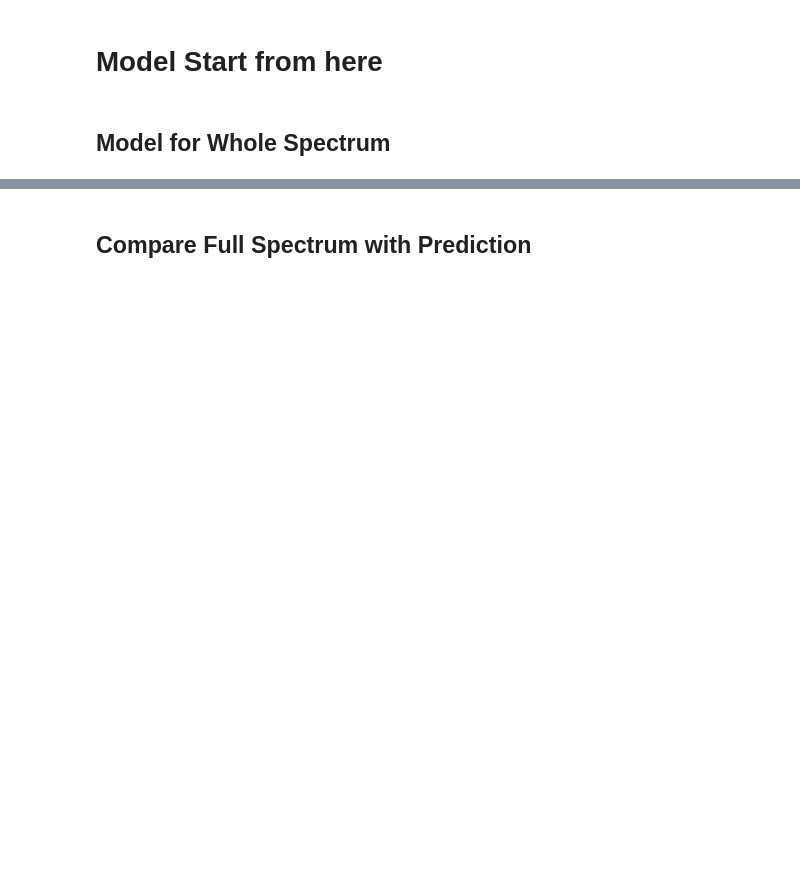
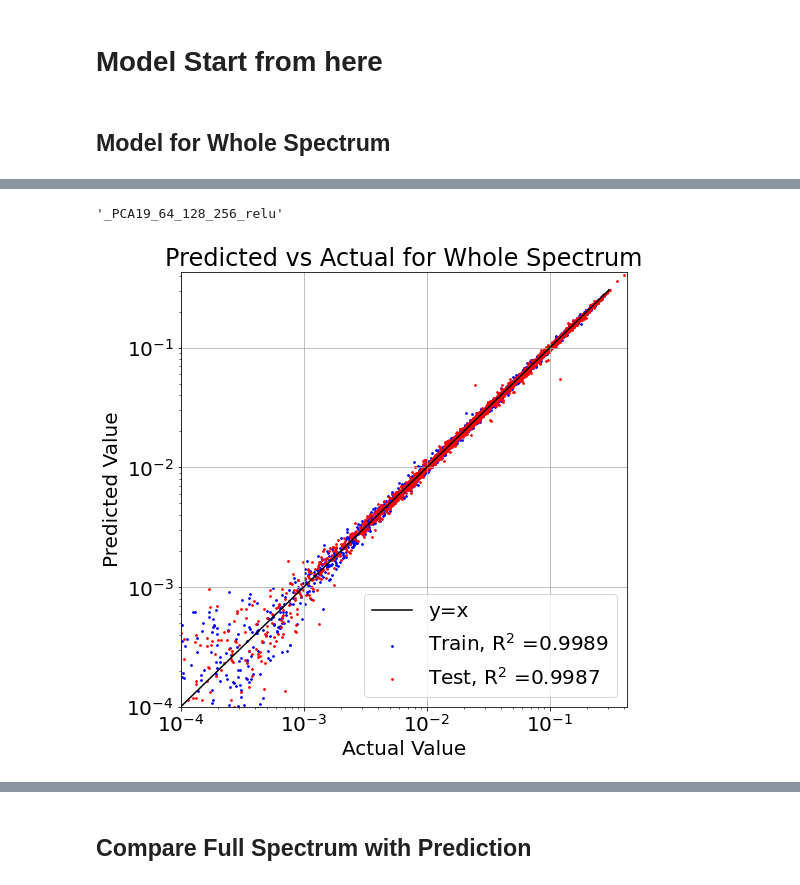
Before and after one commit to yichigo/Light-Sensors-Calibration, a Jupyter notebook: model_MLP_whole.ipynb, the cells around one changed output, grey strips where cells are left out. Drawn from its saved outputs; the diff is of its cells as text; code cells hidden in the pictures; blank space fills up the shorter version.

```diff
--- a/model_MLP_whole.ipynb
+++ b/model_MLP_whole.ipynb
@@ -85,9 +92,20 @@ features = [#'cloudPecentage', 'allRed', 'allGreen', 'allBlue',
             'Temperature', 'Pressure', 'Humidity',
             #'Latitude', 'Longitude', 'Altitude',
             #'NH3', 'CO', 'NO2', 'C3H8', 'C4H10', 'CH4', 'H2', 'C2H5OH', 'CO2',
-            'Luminosity', 'IR', 'Full', 'Visible', 'Lux',
+            # 'Luminosity', # it is IR in another unit
+            'IR', # Infrared
+            # 'Full', # Full = IR + Visible
+            'Visible', 'Lux',
             'UVA', 'UVB', 'Visible Compensation','IR Compensation', 'UV Index',
-            'Zenith','Azimuth','Sun Distance']
+            'Zenith','Azimuth']
 features = np.array(features)
 num_features = len(features)
-num_features
+print(num_features)
+
+wavelengths = np.array(range(360,780+1))
+targets =np.array([str(wavelength) + 'nm' for wavelength in wavelengths]) # skip Illuminance, keep Wavelengths
+print(features)
+print(targets[[0,-1]])
+
+X = df[features]
+Y = df[targets] # MLP and scaler use multi output
@@ -114,5 +159,6 @@ Y_test_scaled = scaler_y.transform(Y_test)
 # %%
-n_components = 18
+# PCA
+n_components = num_features
 
 DR = 'PCA'
 Cluster = 'None'
@@ -272,50 +448,62 @@ pickle.dump(regr, open(fn_model, 'wb'))
 dir_model = '../models/' + cheap_node_id + '/'  + 'whole/'
 fn_model = dir_model + 'MLP_whole' + structure + '.sav'
 regr = pickle.load(open(fn_model, 'rb'))
+# %%
+structure
+# %% [output]
+'_PCA19_64_128_256_relu'
 # %%
 from sklearn.metrics import r2_score
 
 Y_train_pred = scaler_y.inverse_transform(
                     regr.predict( X_train_scaled_DR_scaled )
                     ) # for train
+# Y_train_pred = regr.predict( X_train_scaled_DR_scaled ) # for train
 train_score = r2_score(Y_train, Y_train_pred)
 
 Y_test_pred = scaler_y.inverse_transform(
                     regr.predict( X_test_scaled_DR_scaled )
                     )# for test
+# Y_test_pred = regr.predict( X_test_scaled_DR_scaled )# for test
 test_score = r2_score(Y_test, Y_test_pred)
 
 # flatten
 Y_train_flatten = Y_train.values.flatten()
 Y_train_pred_flatten = Y_train_pred.flatten()
 
 Y_test_flatten = Y_test.values.flatten()
 Y_test_pred_flatten = Y_test_pred.flatten()
 
-Y_min = np.min(Y_train_flatten)
+Y_min = 0 # np.min(Y_train_flatten)
 Y_max = np.mean(Y_train_flatten) + 5*np.std(Y_train_flatten)
 
 y_line = np.linspace(Y_min,Y_max,100)
 
 plt.rcParams["figure.figsize"] = (8, 8) # (w, h)
 plt.rcParams.update({'font.size': 20})
 fig, ax = plt.subplots()
 plt.plot(y_line,y_line, '-k', label='y=x')
 
 id_train = np.random.choice(len(Y_train_flatten), 5000, replace = False)
-plt.scatter(Y_train_flatten[id_train],Y_train_pred_flatten[id_train], s=3, c = 'blue',label = 'Train, R$^{2}$ ='+str(train_score)[:6])
+plt.scatter(Y_train_flatten[id_train], Y_train_pred_flatten[id_train], s=3, c = 'blue',label = 'Train, R$^{2}$ ='+str(train_score)[:6])
+
 id_test = np.random.choice(len(Y_test_flatten), 5000, replace = False)
-plt.scatter(Y_test_flatten[id_test],Y_test_pred_flatten[id_test], s=3, c = 'red', label = 'Test, R$^{2}$ ='+str(test_score)[:6])
-plt.xlim(Y_min, Y_max)
-plt.ylim(Y_min, Y_max)
+plt.scatter(Y_test_flatten[id_test], Y_test_pred_flatten[id_test], s=3, c = 'red', label = 'Test, R$^{2}$ ='+str(test_score)[:6])
+
+plt.xlim(10E-5, )
+plt.ylim(10E-5, )
 
 ax.set_title('Predicted vs Actual for Whole Spectrum')
 ax.set_xlabel('Actual Value')
 ax.set_ylabel('Predicted Value')
+plt.xscale('log')
+plt.yscale('log')
 plt.legend( loc='lower right')
 plt.grid()
-plt.tight_layout()
+# plt.tight_layout()
 
 if not os.path.exists(dir_out + 'whole'):
     os.mkdir(dir_out + 'whole')
 plt.savefig(dir_out + 'whole' +'/MLP_performance_whole'+structure+'.png')
+# %% [output]
+[figure, added]
```
Also changed, not shown: parts of 53 cells of this notebook, 4 other files.
